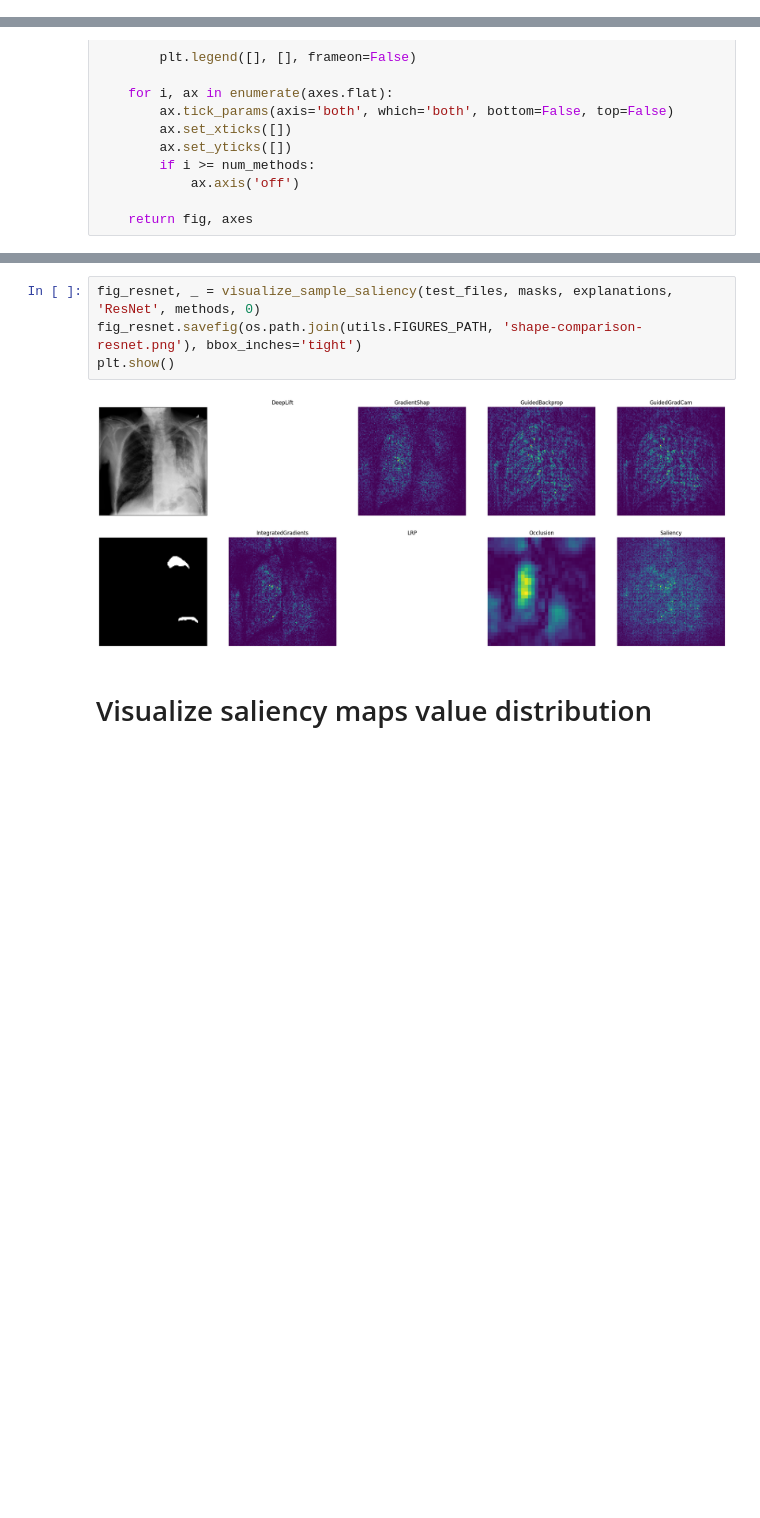
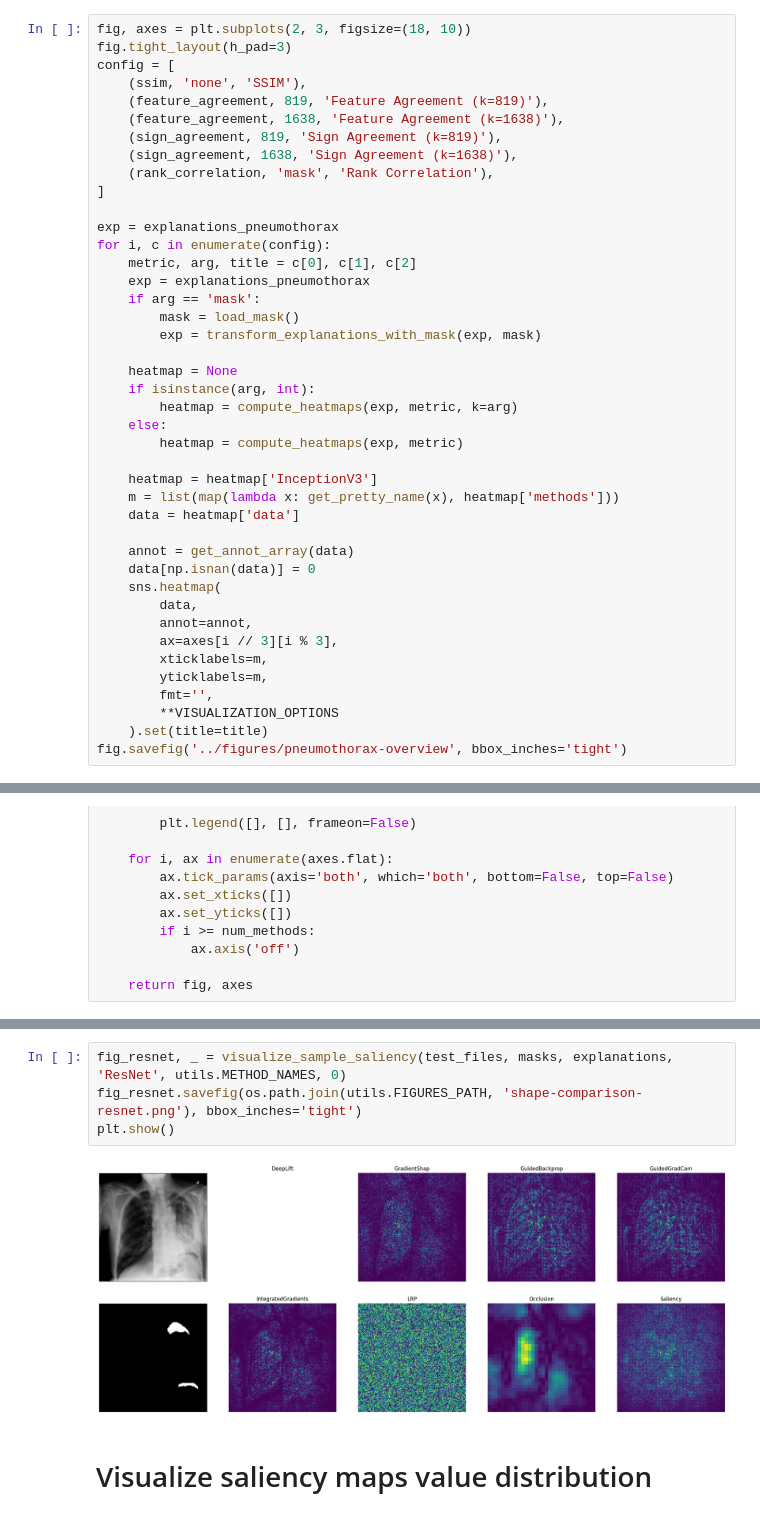
Before and after one commit to mdnam2410/thesis, a Jupyter notebook: SALIENCY_DISAGREEMENT/SOURCE/src/visualization.ipynb, the cells around one changed output, grey strips where cells are left out. Cells and saved outputs as stored; diff of their text form; blank space fills up the shorter version.

Commit message:
feat: Finalize visualization notebook

```diff
--- a/SALIENCY_DISAGREEMENT/SOURCE/src/visualization.ipynb
+++ b/SALIENCY_DISAGREEMENT/SOURCE/src/visualization.ipynb
@@ -292,0 +364,42 @@ plt.show()
+# %%
+fig, axes = plt.subplots(2, 3, figsize=(18, 10))
+fig.tight_layout(h_pad=3)
+config = [
+    (ssim, 'none', 'SSIM'),
+    (feature_agreement, 819, 'Feature Agreement (k=819)'),
+    (feature_agreement, 1638, 'Feature Agreement (k=1638)'),
+    (sign_agreement, 819, 'Sign Agreement (k=819)'),
+    (sign_agreement, 1638, 'Sign Agreement (k=1638)'),
+    (rank_correlation, 'mask', 'Rank Correlation'),
+]
+
+exp = explanations_pneumothorax
+for i, c in enumerate(config):
+    metric, arg, title = c[0], c[1], c[2]
+    exp = explanations_pneumothorax
+    if arg == 'mask':
+        mask = load_mask()
+        exp = transform_explanations_with_mask(exp, mask)
+
+    heatmap = None
+    if isinstance(arg, int):
+        heatmap = compute_heatmaps(exp, metric, k=arg)
+    else:
+        heatmap = compute_heatmaps(exp, metric)
+
+    heatmap = heatmap['InceptionV3']
+    m = list(map(lambda x: get_pretty_name(x), heatmap['methods']))
+    data = heatmap['data']
+
+    annot = get_annot_array(data)
+    data[np.isnan(data)] = 0
+    sns.heatmap(
+        data,
+        annot=annot,
+        ax=axes[i // 3][i % 3],
+        xticklabels=m,
+        yticklabels=m,
+        fmt='',
+        **VISUALIZATION_OPTIONS
+    ).set(title=title)
+fig.savefig('../figures/pneumothorax-overview', bbox_inches='tight')
@@ -339,11 +453,11 @@ plt.show()
 # %% [output]
 [figure]
 # %%
-fig_resnet, _ = visualize_sample_saliency(test_files, masks, explanations, 'ResNet', methods, 0)
+fig_resnet, _ = visualize_sample_saliency(test_files, masks, explanations, 'ResNet', utils.METHOD_NAMES, 0)
 fig_resnet.savefig(os.path.join(utils.FIGURES_PATH, 'shape-comparison-resnet.png'), bbox_inches='tight')
 plt.show()
 # %% [output]
-[figure, old version]
+[figure, new version]
 # %% [markdown]
 # Visualize saliency maps value distribution
 # %%
```
Also changed, not shown: parts of 24 cells of this notebook, 11 other files.
